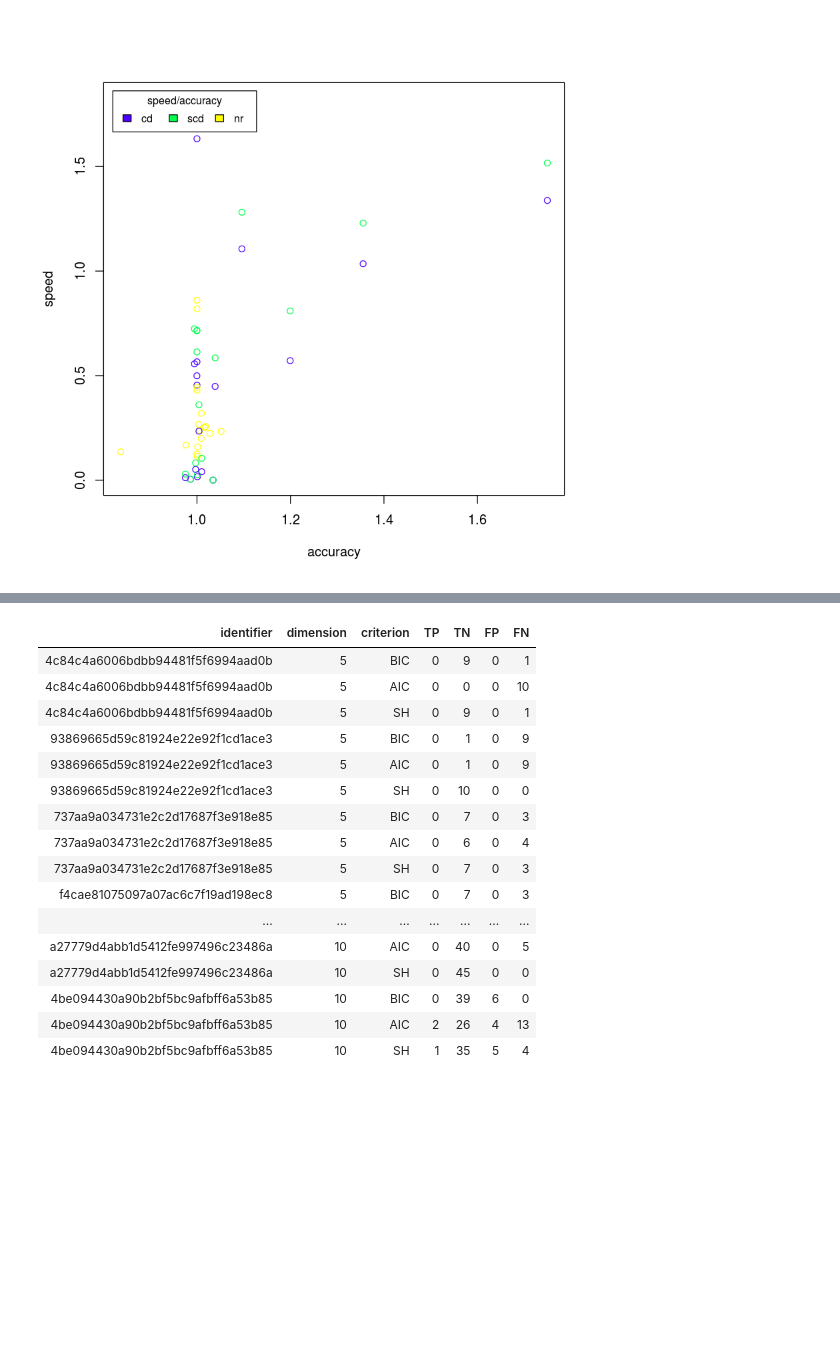
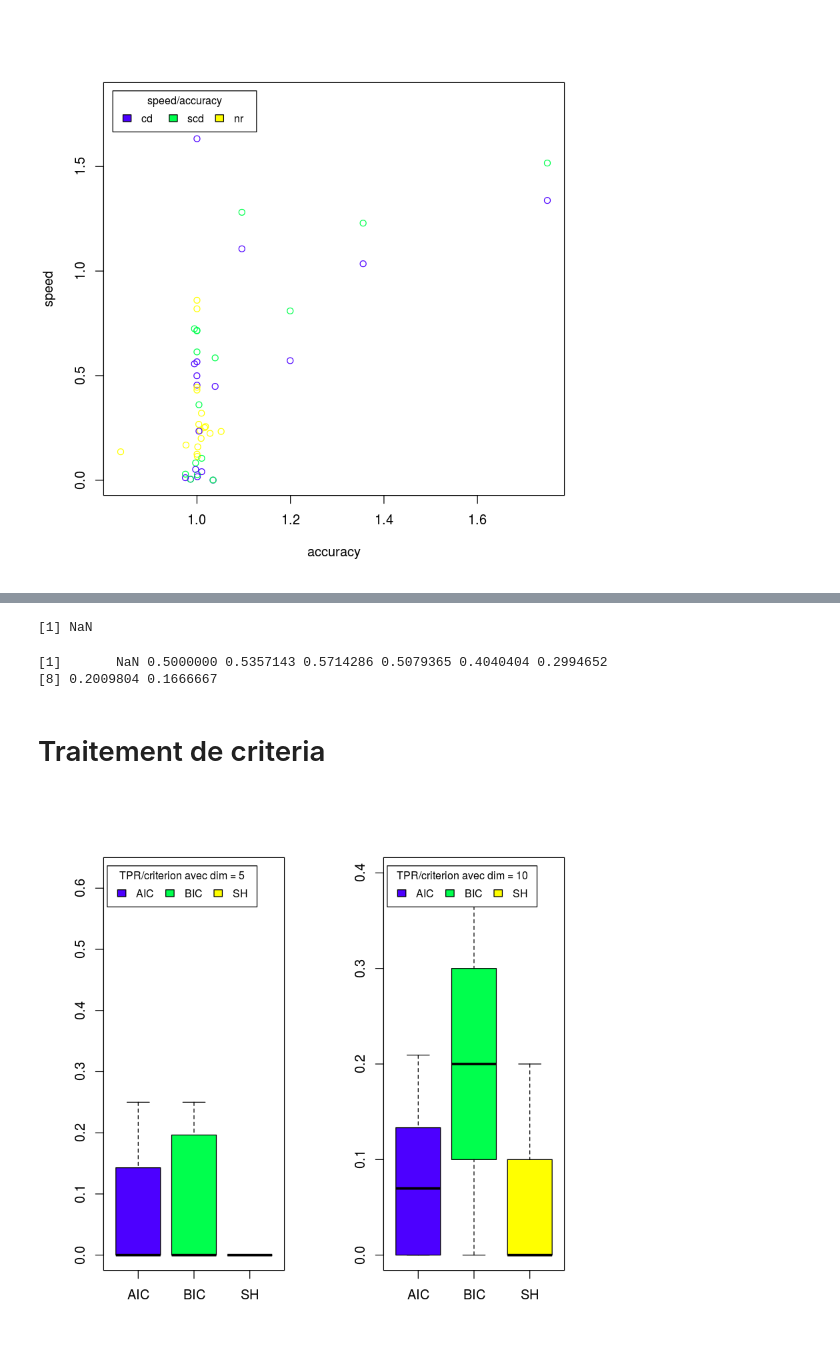
Before and after one commit to StatisKit/FFP17, a Jupyter notebook: share/jupyter/post-hoc.ipynb, the cells around one changed output, grey strips where cells are left out. Saved outputs shown, nothing was run; the diff lists cells and outputs as text; code cells hidden in the pictures; blank space fills up the shorter version.

```diff
--- a/share/jupyter/post-hoc.ipynb
+++ b/share/jupyter/post-hoc.ipynb
@@ -53,23 +69,37 @@ legend(0.5, 0.3, legend=c("lamda lineaire: ", "lamda = empirical"),col = c("blue
-# %%
-criteria <- read.csv("criteria.csv",sep = ",",h=T)
-
-plot(accuracy,speed,col =topo.colors(3))
-legend("topleft", inset=.02, title="speed/accuracy",c("BIC","AIC","SH"), fill=topo.colors(3), horiz=TRUE, cex=0.8,)
-# %% [output]
-| identifier | dimension | criterion | TP | TN | FP | FN |
-| 4c84c4a6006bdbb94481f5f6994aad0b | 5 | BIC | 0 | 9 | 0 | 1 |
-| 4c84c4a6006bdbb94481f5f6994aad0b | 5 | AIC | 0 | 0 | 0 | 10 |
-| 4c84c4a6006bdbb94481f5f6994aad0b | 5 | SH | 0 | 9 | 0 | 1 |
-| 93869665d59c81924e22e92f1cd1ace3 | 5 | BIC | 0 | 1 | 0 | 9 |
-| 93869665d59c81924e22e92f1cd1ace3 | 5 | AIC | 0 | 1 | 0 | 9 |
-| 93869665d59c81924e22e92f1cd1ace3 | 5 | SH | 0 | 10 | 0 | 0 |
-| 737aa9a034731e2c2d17687f3e918e85 | 5 | BIC | 0 | 7 | 0 | 3 |
-| 737aa9a034731e2c2d17687f3e918e85 | 5 | AIC | 0 | 6 | 0 | 4 |
-| 737aa9a034731e2c2d17687f3e918e85 | 5 | SH | 0 | 7 | 0 | 3 |
-| f4cae81075097a07ac6c7f19ad198ec8 | 5 | BIC | 0 | 7 | 0 | 3 |
-| ... | ... | ... | ... | ... | ... | ... |
-| a27779d4abb1d5412fe997496c23486a | 10 | AIC | 0 | 40 | 0 | 5 |
-| a27779d4abb1d5412fe997496c23486a | 10 | SH | 0 | 45 | 0 | 0 |
-| 4be094430a90b2bf5bc9afbff6a53b85 | 10 | BIC | 0 | 39 | 6 | 0 |
-| 4be094430a90b2bf5bc9afbff6a53b85 | 10 | AIC | 2 | 26 | 4 | 13 |
-| 4be094430a90b2bf5bc9afbff6a53b85 | 10 | SH | 1 | 35 | 5 | 4 |
+# %%
+# Air sous la courbe
+AUC_lin <- sum(diff(FPR) * (TPR[-1] + TPR[-length(TPR)]))/2
+AUC_emp <- sum(diff(FPR1) * (TPR1[-1] + TPR1[-length(TPR1)]))/2
+AUC_emp/AUC_lin
+# %% [output]
+[1] NaN
+# %%
+(TPR[-10]+TPR[-1])/2
+# %% [output]
+[1]       NaN 0.5000000 0.5357143 0.5714286 0.5079365 0.4040404 0.2994652
+[8] 0.2009804 0.1666667
+# %% [markdown]
+# Traitement de  criteria
+# %%
+criteria <- read.csv("criteria.csv",sep = ",",h=T)
+#donnees avec dimension 5
+crit = criteria[(criteria$dimension==5),]
+tpr = crit$TP/(crit$TP+crit$FN)
+fpr = crit$FP/(crit$FP+crit$TN)
+
+#donnees avec dimension 10
+crit1 = criteria[(criteria$dimension==10),]
+tpr1 = crit1$TP/(crit1$TP+crit1$FN)
+fpr1 = crit1$FP/(crit1$FP+crit1$TN)
+
+# critere en  fonction tpr de chaque donnee
+par(mfrow=c(1,2))
+plot(crit$criterion,tpr,col =topo.colors(3))
+legend("topleft", inset=.02, title="TPR/criterion avec dim = 5",
+       c("AIC","BIC","SH"),fill=topo.colors(3),horiz=TRUE, cex=0.8)
+
+plot(crit1$criterion,tpr1,col =topo.colors(3))
+legend("topleft", inset=.02, title="TPR/criterion avec dim = 10",
+       c("AIC","BIC","SH"),fill=topo.colors(3),horiz=TRUE, cex=0.8)
+# %% [output]
+[figure, added]
```
Also changed, not shown: parts of 5 cells of this notebook.
